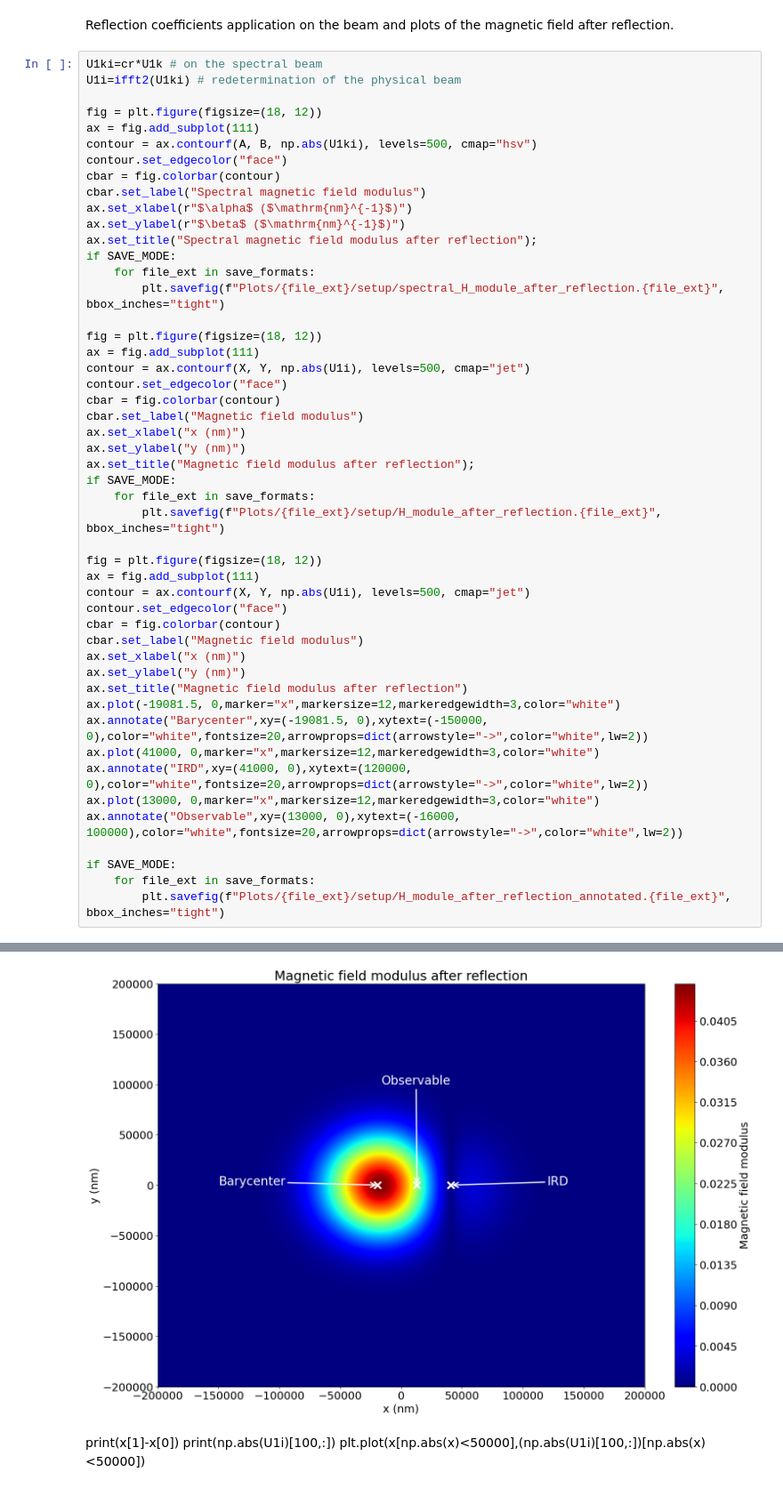
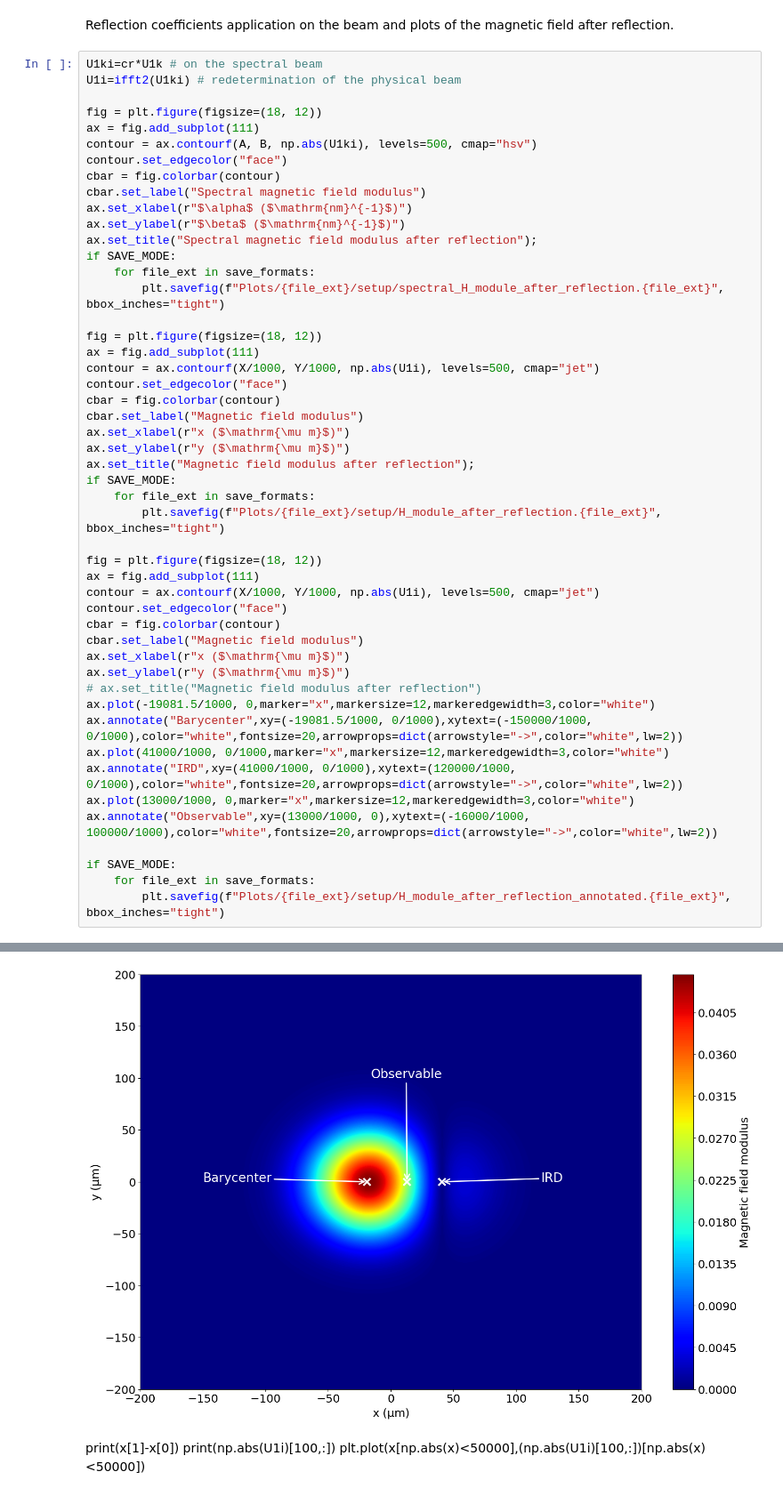
Before and after one commit to Tristan63170/Interferometric_Reflectivity_Dip, a Jupyter notebook: with_water/full_system.ipynb, the cells around one changed output, grey strips where cells are left out. Shown at 89% size. Drawn from its saved outputs; the diff is of its cells as text.

```diff
--- a/with_water/full_system.ipynb
+++ b/with_water/full_system.ipynb
@@ -299,12 +299,12 @@ if SAVE_MODE:
 
 fig = plt.figure(figsize=(18, 12))
 ax = fig.add_subplot(111)
-contour = ax.contourf(X, Y, np.abs(U1i), levels=500, cmap="jet")
+contour = ax.contourf(X/1000, Y/1000, np.abs(U1i), levels=500, cmap="jet")
 contour.set_edgecolor("face")
 cbar = fig.colorbar(contour)
 cbar.set_label("Magnetic field modulus")
-ax.set_xlabel("x (nm)")
-ax.set_ylabel("y (nm)")
+ax.set_xlabel(r"x ($\mathrm{\mu m}$)")
+ax.set_ylabel(r"y ($\mathrm{\mu m}$)")
 ax.set_title("Magnetic field modulus after reflection");
 if SAVE_MODE:
     for file_ext in save_formats:
@@ -312,19 +312,19 @@ if SAVE_MODE:
 
 fig = plt.figure(figsize=(18, 12))
 ax = fig.add_subplot(111)
-contour = ax.contourf(X, Y, np.abs(U1i), levels=500, cmap="jet")
+contour = ax.contourf(X/1000, Y/1000, np.abs(U1i), levels=500, cmap="jet")
 contour.set_edgecolor("face")
 cbar = fig.colorbar(contour)
 cbar.set_label("Magnetic field modulus")
-ax.set_xlabel("x (nm)")
-ax.set_ylabel("y (nm)")
-ax.set_title("Magnetic field modulus after reflection")
-ax.plot(-19081.5, 0,marker="x",markersize=12,markeredgewidth=3,color="white")
-ax.annotate("Barycenter",xy=(-19081.5, 0),xytext=(-150000, 0),color="white",fontsize=20,arrowprops=dict(arrowstyle="->",color="white",lw=2))
-ax.plot(41000, 0,marker="x",markersize=12,markeredgewidth=3,color="white")
-ax.annotate("IRD",xy=(41000, 0),xytext=(120000, 0),color="white",fontsize=20,arrowprops=dict(arrowstyle="->",color="white",lw=2))
-ax.plot(13000, 0,marker="x",markersize=12,markeredgewidth=3,color="white")
-ax.annotate("Observable",xy=(13000, 0),xytext=(-16000, 100000),color="white",fontsize=20,arrowprops=dict(arrowstyle="->",color="white",lw=2))
+ax.set_xlabel(r"x ($\mathrm{\mu m}$)")
+ax.set_ylabel(r"y ($\mathrm{\mu m}$)")
+# ax.set_title("Magnetic field modulus after reflection")
+ax.plot(-19081.5/1000, 0,marker="x",markersize=12,markeredgewidth=3,color="white")
+ax.annotate("Barycenter",xy=(-19081.5/1000, 0/1000),xytext=(-150000/1000, 0/1000),color="white",fontsize=20,arrowprops=dict(arrowstyle="->",color="white",lw=2))
+ax.plot(41000/1000, 0/1000,marker="x",markersize=12,markeredgewidth=3,color="white")
+ax.annotate("IRD",xy=(41000/1000, 0/1000),xytext=(120000/1000, 0/1000),color="white",fontsize=20,arrowprops=dict(arrowstyle="->",color="white",lw=2))
+ax.plot(13000/1000, 0,marker="x",markersize=12,markeredgewidth=3,color="white")
+ax.annotate("Observable",xy=(13000/1000, 0),xytext=(-16000/1000, 100000/1000),color="white",fontsize=20,arrowprops=dict(arrowstyle="->",color="white",lw=2))
 
 if SAVE_MODE:
     for file_ext in save_formats:
@@ -335,4 +335,4 @@ if SAVE_MODE:
-[figure, old version]
+[figure, new version]
 # %% [markdown]
 print(x[1]-x[0])
 print(np.abs(U1i)[100,:])
```
Also changed, not shown: parts of 4 cells of this notebook, 8 other files.
